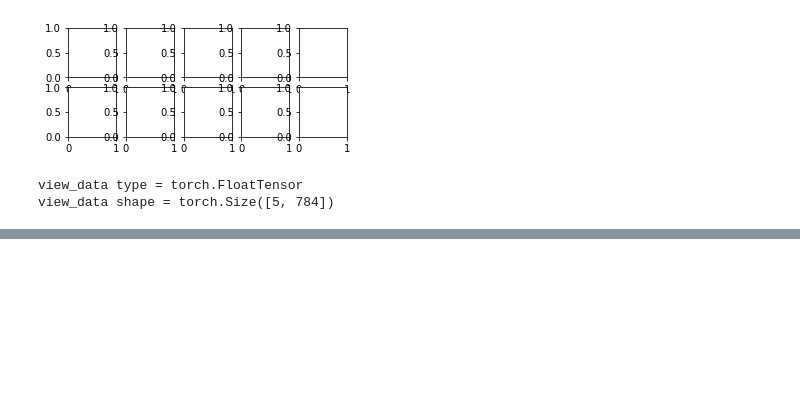
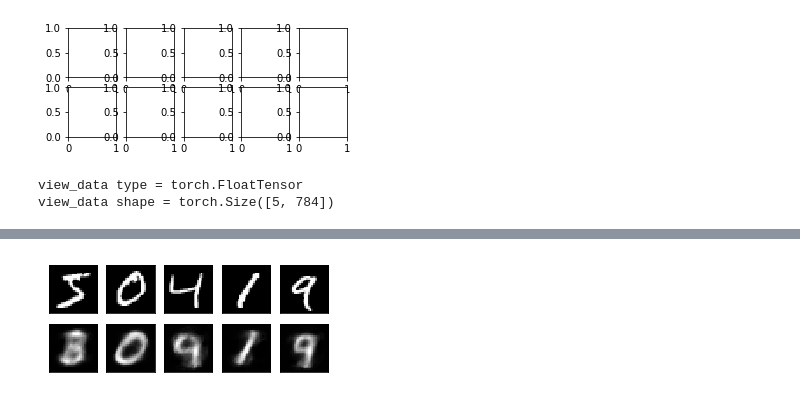
Before and after one commit to JanzenLiu/TencentAlgo2018, a Jupyter notebook: playground/Lily/autoencoder/mnist_example.ipynb, the cells around one changed output, grey strips where cells are left out. Cells and saved outputs as stored; diff of their text form; code cells hidden in the pictures; blank space fills up the shorter version.

```diff
--- a/playground/Lily/autoencoder/mnist_example.ipynb
+++ b/playground/Lily/autoencoder/mnist_example.ipynb
@@ -163,0 +173,4 @@ plt.show()
+# %%
+f
+# %% [output]
+[figure, added]
```
Also changed, not shown: parts of 3 cells of this notebook, 3 other files.
